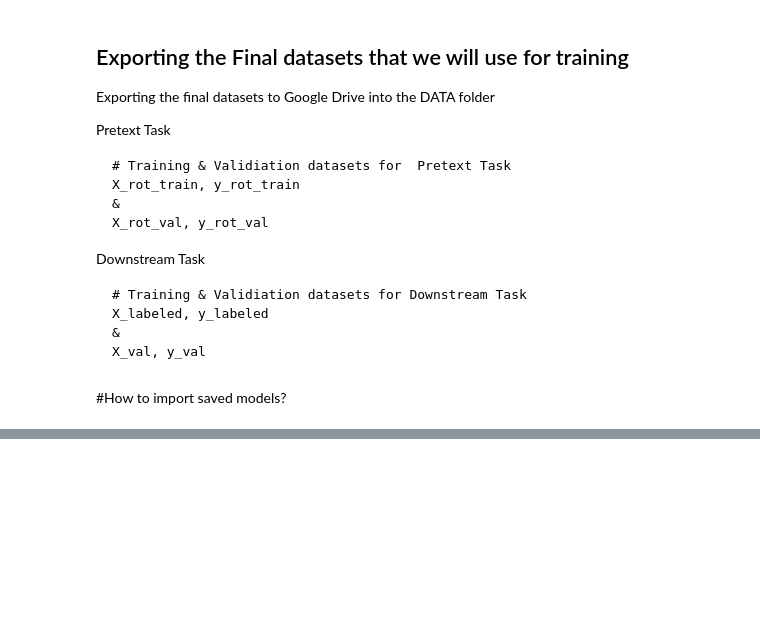
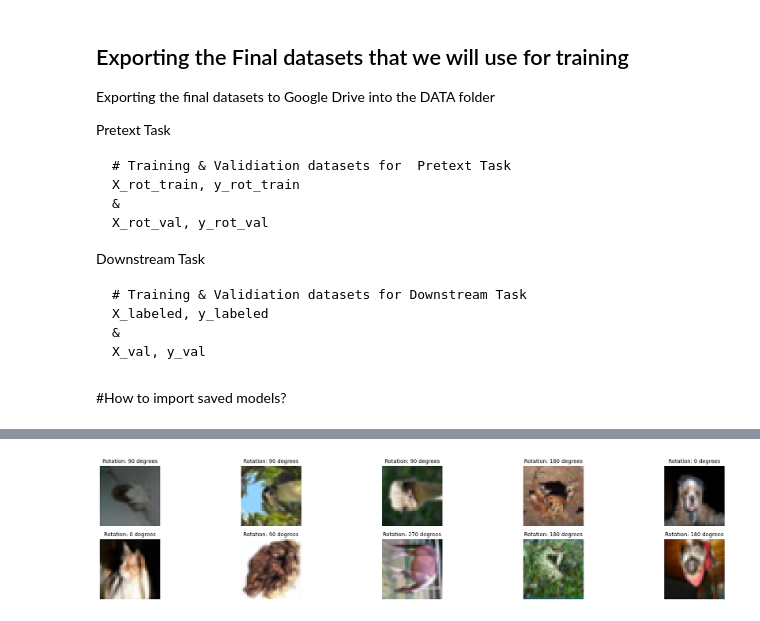
Before and after one commit to tomastastic/Self-Supervised-Learning-Project, a Jupyter notebook: build_dataset.ipynb, the cells around one changed output, grey strips where cells are left out. Cells and saved outputs as stored; diff of their text form; code cells hidden in the pictures; blank space fills up the shorter version.

```diff
--- a/build_dataset.ipynb
+++ b/build_dataset.ipynb
@@ -224,0 +296,23 @@ ImportedModel = tf.keras.models.load_model('/content/drive/MyDrive/A Goldsmiths
+# %%
+ import matplotlib.pyplot as plt
+
+# Number of images to display
+n_images = 10
+
+# Create a figure to display the images
+fig, axes = plt.subplots(2, n_images//2, figsize=(20, 4))
+
+# Define labels mapping
+rotation_mapping = {0: '0 degrees', 1: '90 degrees', 2: '180 degrees', 3: '270 degrees'}
+
+# Display the first few images from the dataset
+for i, ax in enumerate(axes.flatten()):
+    # Plot image on axis
+    ax.imshow(X_augmented[i])
+    ax.set_title(f'Rotation: {rotation_mapping[y_augmented[i][0]]}', fontsize=10)
+    ax.axis('off')
+
+plt.tight_layout()
+plt.show()
+# %% [output]
+[figure, added]
```
Also changed, not shown: parts of 5 cells of this notebook.
